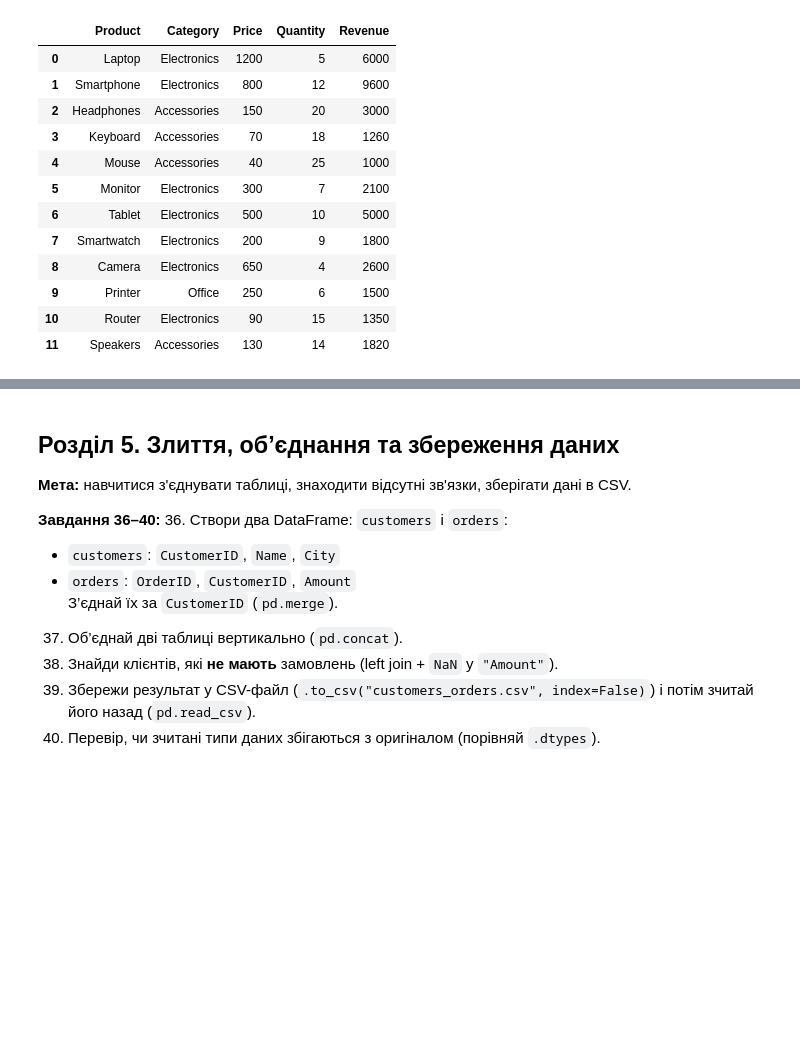
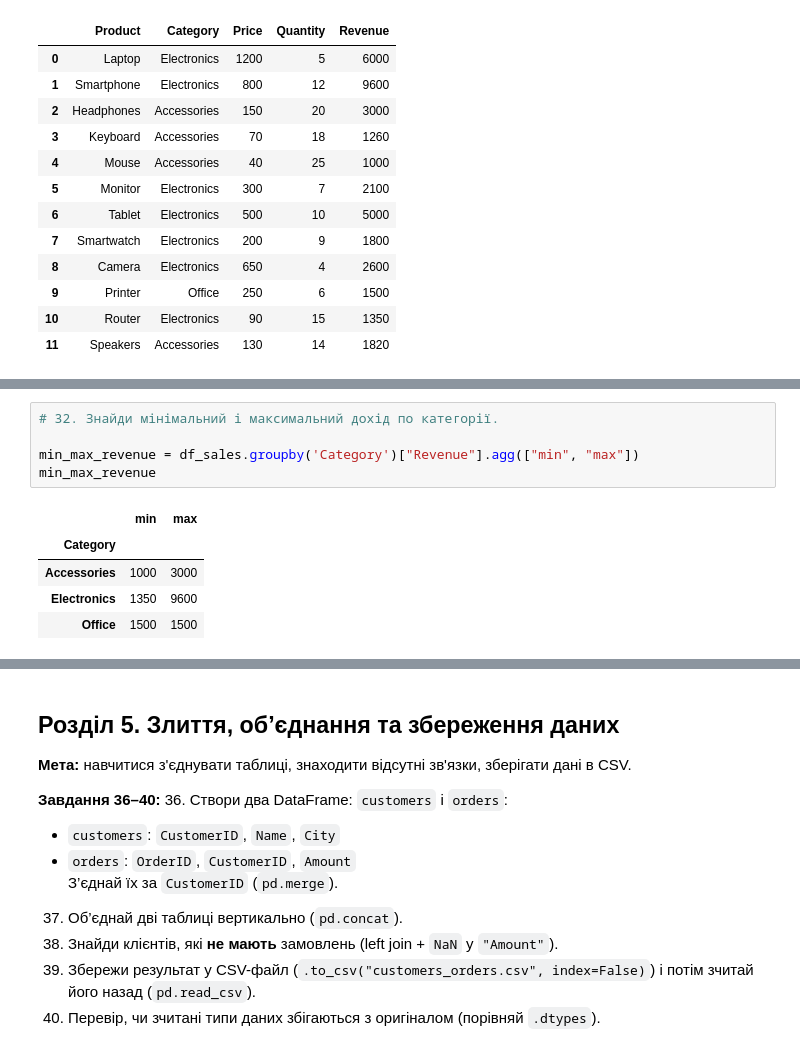
Before and after one commit to HalynaYaremenko/test-tasks-Python, a Jupyter notebook: pandas_matplotlib_practice.ipynb, the cells around one changed output, grey strips where cells are left out. Drawn from its saved outputs; the diff is of its cells as text; blank space fills up the shorter version.

```diff
--- a/pandas_matplotlib_practice.ipynb
+++ b/pandas_matplotlib_practice.ipynb
@@ -454,0 +504,11 @@ df_sales
+# %%
+# 32. Знайди мінімальний і максимальний дохід по категорії.
+
+min_max_revenue = df_sales.groupby('Category')["Revenue"].agg(["min", "max"])
+min_max_revenue
+# %% [output]
+|  | min | max |
+| Category |  |  |
+| Accessories | 1000 | 3000 |
+| Electronics | 1350 | 9600 |
+| Office | 1500 | 1500 |
```
Also changed, not shown: parts of 13 cells of this notebook.
